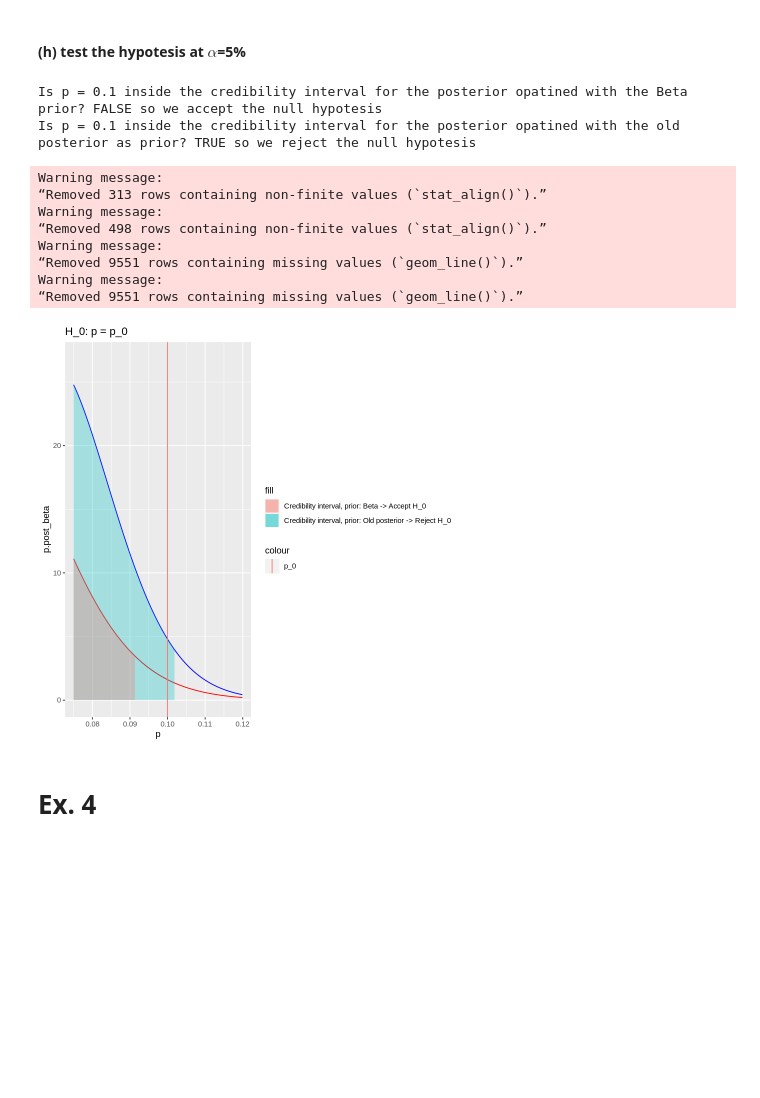
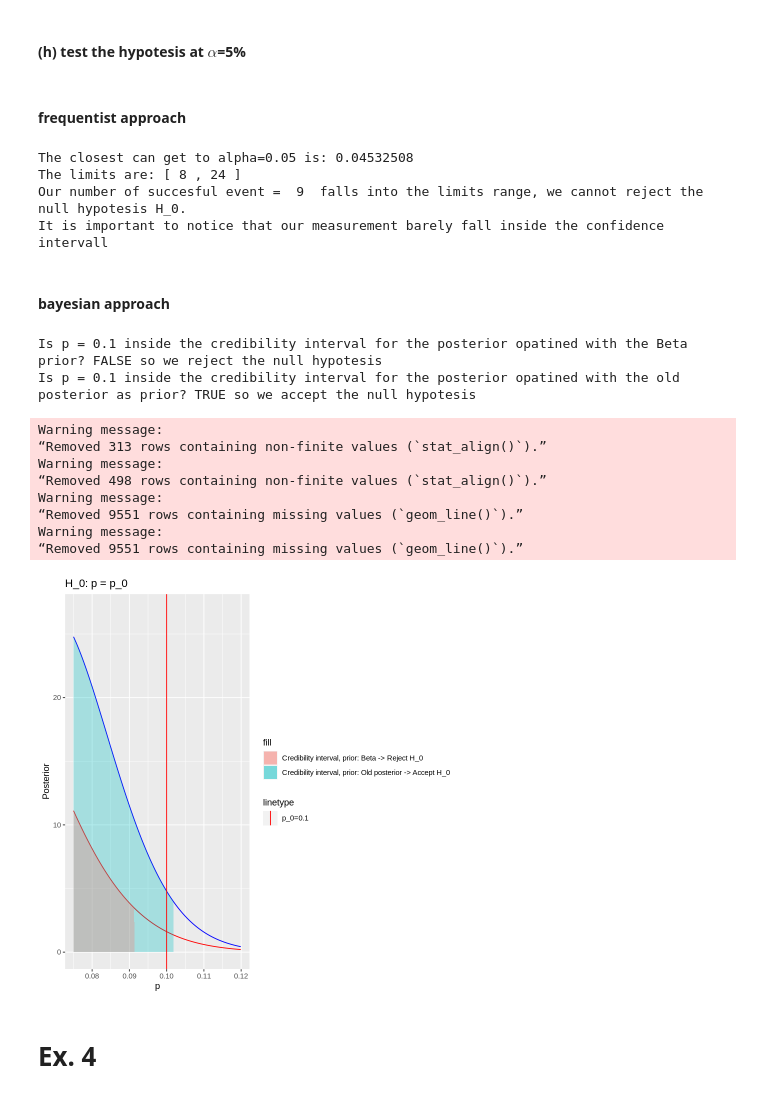
Before and after one commit to vepe99/Advance-Statistics-for-Physics-Analysis-, a Jupyter notebook: Lab5/Viterbo_Giuseppe_rlab05.ipynb, the cells around one changed output. Drawn from its saved outputs; the diff is of its cells as text; code cells hidden in the pictures; blank space fills up the shorter version.

```diff
--- a/Lab5/Viterbo_Giuseppe_rlab05.ipynb
+++ b/Lab5/Viterbo_Giuseppe_rlab05.ipynb
@@ -708,38 +748,62 @@ Warning message:
 # %% [markdown]
 #### (h) test the hypotesis at $\alpha$=5%
+# %% [markdown]
+#### frequentist approach
+# %%
+n <- 165
+y <- 9
+alpha=0.05
+x <- seq(0, n, 1)
+x.freq <- pbinom(x, size=n, prob = p_0)
+
+lower_limit <- max(x[x.freq <= alpha/2])
+upper_limit <- min(x[x.freq >= 1-alpha/2])
+
+alpha.limit = x.freq[lower_limit] + 1 - x.freq[upper_limit]
+cat('The closest can get to alpha=0.05 is:', alpha.limit, '\n')
+cat('The limits are:', '[', lower_limit, ',', upper_limit,']', '\n')
+cat('Our number of succesful event = ', y, ' falls into the limits range, we cannot reject the null hypotesis H_0.', '\n')
+cat('It is important to notice that our measurement barely fall inside the confidence intervall')
+# %% [output]
+The closest can get to alpha=0.05 is: 0.04532508
+The limits are: [ 8 , 24 ]
+Our number of succesful event =  9  falls into the limits range, we cannot reject the null hypotesis H_0.
+It is important to notice that our measurement barely fall inside the confidence intervall
+# %% [markdown]
+#### bayesian approach
 # %%
 p_0 <- 0.1
 
 cat('Is p = 0.1 inside the credibility interval for the posterior opatined with the Beta prior?',
-   p_0 > lower_Beta & p_0 < upper_Beta, 'so we accept the null hypotesis', '\n')
+   p_0 > lower_beta & p_0 < upper_beta, 'so we reject the null hypotesis', '\n')
 cat('Is p = 0.1 inside the credibility interval for the posterior opatined with the old posterior as prior?',
-   p_0 > lower_old & p_0 < upper_old, 'so we reject the null hypotesis')
+   p_0 > lower_old & p_0 < upper_old, 'so we accept the null hypotesis')
 
 ggplot()+
 geom_line(aes(p, p.post_beta), color='red') +
 geom_line(aes(p, p.post_old), , color='blue') +
 geom_area(aes(x = p[p>lower_old & p<upper_old],
               y = p.post_old[p>lower_old & p<upper_old],
-              fill='Credibility interval, prior: Old posterior -> Reject H_0'), alpha=0.3) +
+              fill='Credibility interval, prior: Old posterior -> Accept H_0'), alpha=0.3) +
 geom_area(aes(x = p[p>lower_beta & p<upper_beta],
               y = p.post_beta[p>lower_beta & p<upper_beta],
-              fill='Credibility interval, prior: Beta -> Accept H_0'), alpha=0.3) +
+              fill='Credibility interval, prior: Beta -> Reject H_0'), alpha=0.3) +
 xlim(0.075, 0.12) +
-labs(title='H_0: p = p_0') +
-geom_vline(aes(xintercept=0.1, color='p_0')) -> plot_twoprior_HT
+labs(y = 'Posterior', title='H_0: p = p_0') +
+geom_vline(aes(xintercept=0.1, linetype='p_0=0.1'), color='red') -> plot_twoprior_HT
 plot_twoprior_HT
 # %% [output]
-Is p = 0.1 inside the credibility interval for the posterior opatined with the Beta prior? FALSE so we accept the null hypotesis
-Is p = 0.1 inside the credibility interval for the posterior opatined with the old posterior as prior? TRUE so we reject the null hypotesis
+Is p = 0.1 inside the credibility interval for the posterior opatined with the Beta prior? FALSE so we reject the null hypotesis
+Is p = 0.1 inside the credibility interval for the posterior opatined with the old posterior as prior? TRUE so we accept the null hypotesis
 Warning message:
 “Removed 313 rows containing non-finite values (`stat_align()`).”
 Warning message:
 “Removed 498 rows containing non-finite values (`stat_align()`).”
 Warning message:
 “Removed 9551 rows containing missing values (`geom_line()`).”
 Warning message:
 “Removed 9551 rows containing missing values (`geom_line()`).”
-[figure, old version]
+[figure, new version]
 # %% [markdown]
 # Ex. 4
 # %% [markdown]
```
Also changed, not shown: parts of 12 cells of this notebook, 1 other file.
